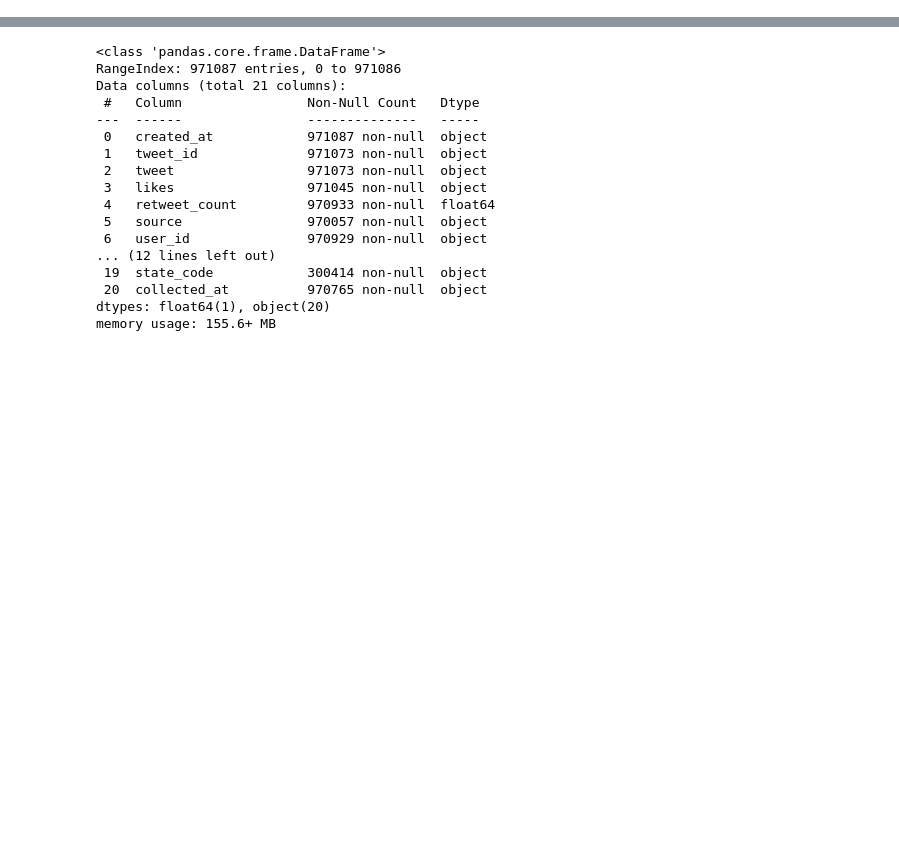
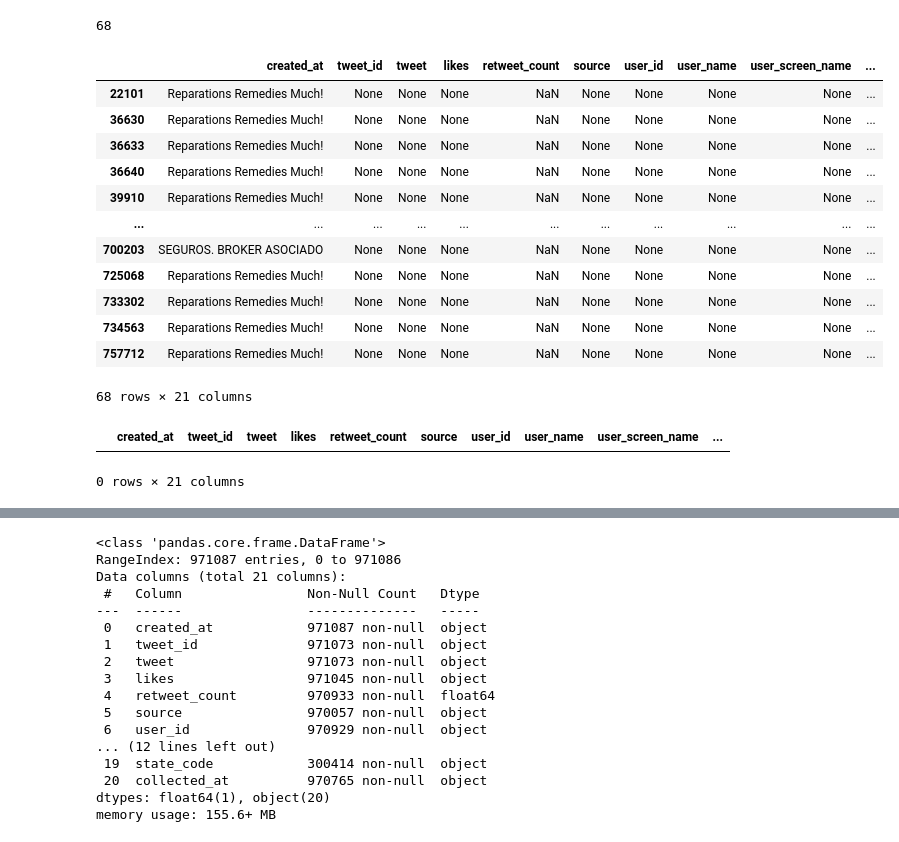
Before and after one commit to renatovfreitas/DataCircle_Twitter_Project, a Jupyter notebook: EDA.ipynb, the cells around one changed output, grey strips where cells are left out. Saved outputs shown, nothing was run; the diff lists cells and outputs as text; code cells hidden in the pictures; blank space fills up the shorter version.

```diff
--- a/EDA.ipynb
+++ b/EDA.ipynb
@@ -5,2 +6,3 @@ trump_df = pd.read_csv(r"C:\Users\User\iCloudDrive\Cursos\Data Circle\Twitter\ha
 # %%
-biden_df = pd.read_csv(r"C:\Users\User\iCloudDrive\Cursos\Data Circle\Twitter\hashtag_joebiden.csv")
+# read biden csv file
+biden_df = pd.read_csv(r"C:\Users\User\iCloudDrive\Cursos\Data Circle\DataCircle_Twitter_Project\hashtag_joebiden.csv", engine="python")
@@ -88,0 +77,28 @@ biden_df[biden_df.duplicated()]
+# %%
+# total number of duplicates
+biden_df.duplicated().sum()
+# %% [output]
+68
+# %%
+# filter duplicated rows
+biden_df[(biden_df.duplicated())]
+# %% [output]
+|  | created_at | tweet_id | tweet | likes | retweet_count | source | user_id | user_name | user_screen_name | ... |
+| 22101 | Reparations Remedies Much! | None | None | None | NaN | None | None | None | None | ... |
+| 36630 | Reparations Remedies Much! | None | None | None | NaN | None | None | None | None | ... |
+| 36633 | Reparations Remedies Much! | None | None | None | NaN | None | None | None | None | ... |
+| 36640 | Reparations Remedies Much! | None | None | None | NaN | None | None | None | None | ... |
+| 39910 | Reparations Remedies Much! | None | None | None | NaN | None | None | None | None | ... |
+| ... | ... | ... | ... | ... | ... | ... | ... | ... | ... | ... |
+| 700203 | SEGUROS. BROKER ASOCIADO | None | None | None | NaN | None | None | None | None | ... |
+| 725068 | Reparations Remedies Much! | None | None | None | NaN | None | None | None | None | ... |
+| 733302 | Reparations Remedies Much! | None | None | None | NaN | None | None | None | None | ... |
+| 734563 | Reparations Remedies Much! | None | None | None | NaN | None | None | None | None | ... |
+| 757712 | Reparations Remedies Much! | None | None | None | NaN | None | None | None | None | ... |
+68 rows × 21 columns
+# %%
+# filter duplicated rows where "tweet_id" is null
+biden_df[(biden_df.duplicated()) & (biden_df["tweet_id"].notna())]
+# %% [output]
+|  | created_at | tweet_id | tweet | likes | retweet_count | source | user_id | user_name | user_screen_name | ... |
+0 rows × 21 columns
```
Also changed, not shown: parts of 26 cells of this notebook.
